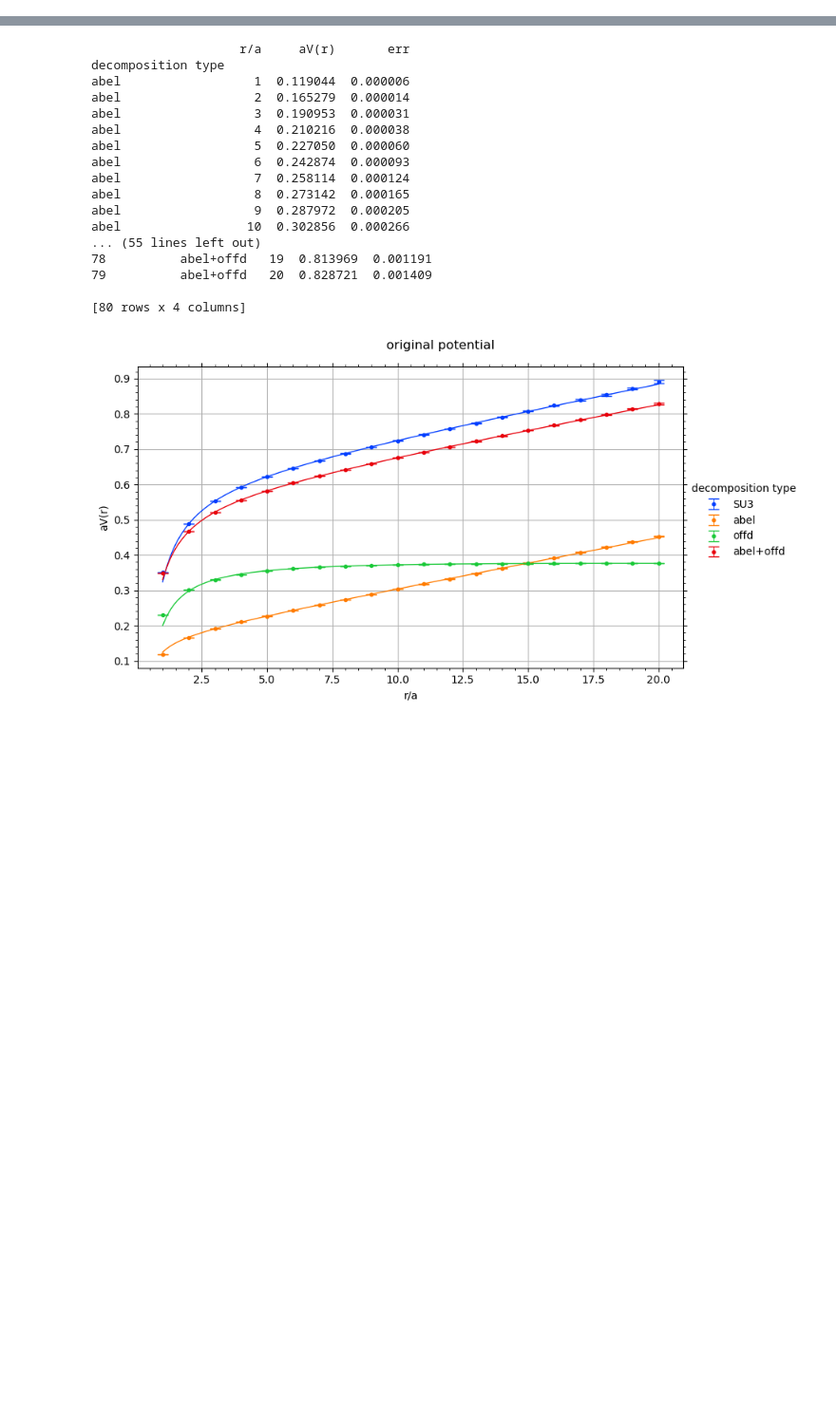
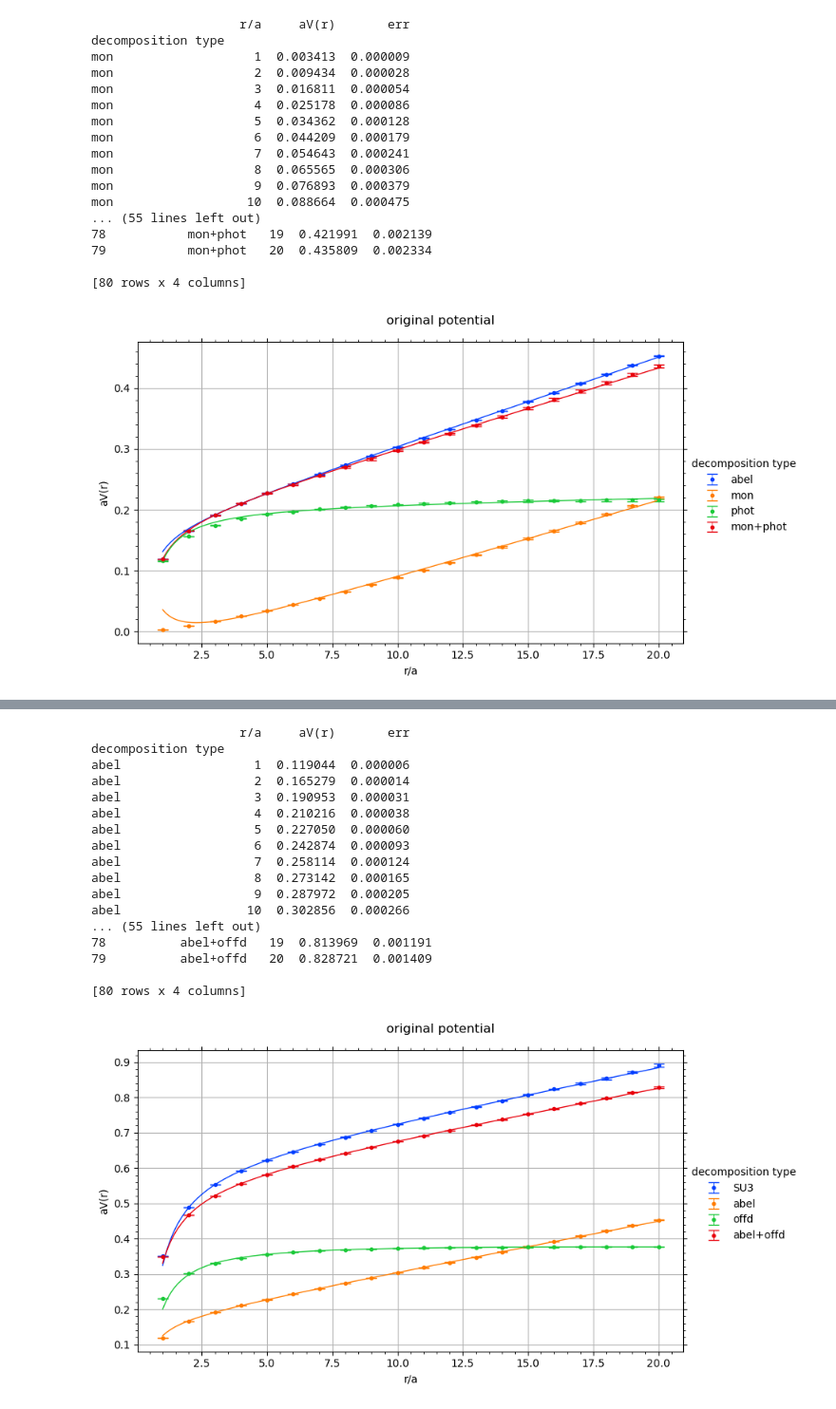
Before and after one commit to ilyakudrov/observables, a Jupyter notebook: python_jupyter/potential/potential_decomposition.ipynb, the cells around one changed output, grey strips where cells are left out. Shown at 95% size. Saved outputs shown, nothing was run; the diff lists cells and outputs as text; code cells hidden in the pictures; blank space fills up the shorter version.

```diff
--- a/python_jupyter/potential/potential_decomposition.ipynb
+++ b/python_jupyter/potential/potential_decomposition.ipynb
@@ -24,0 +97,21 @@ warnings.simplefilter("ignore", RuntimeWarning)
+# %%
+potential_decomposition_su3_mon_phot('40^4', 10, 10, 6.4, 'steps_0/copies=20', 31, copy=0)
+# %% [output]
+                    r/a     aV(r)       err
+decomposition type
+mon                   1  0.003413  0.000009
+mon                   2  0.009434  0.000028
+mon                   3  0.016811  0.000054
+mon                   4  0.025178  0.000086
+mon                   5  0.034362  0.000128
+mon                   6  0.044209  0.000179
+mon                   7  0.054643  0.000241
+mon                   8  0.065565  0.000306
+mon                   9  0.076893  0.000379
+mon                  10  0.088664  0.000475
+... (55 lines left out)
+78           mon+phot   19  0.421991  0.002139
+79           mon+phot   20  0.435809  0.002334
+
+[80 rows x 4 columns]
+[figure, added]
```
Also changed, not shown: parts of 25 cells of this notebook, 3 other files.
